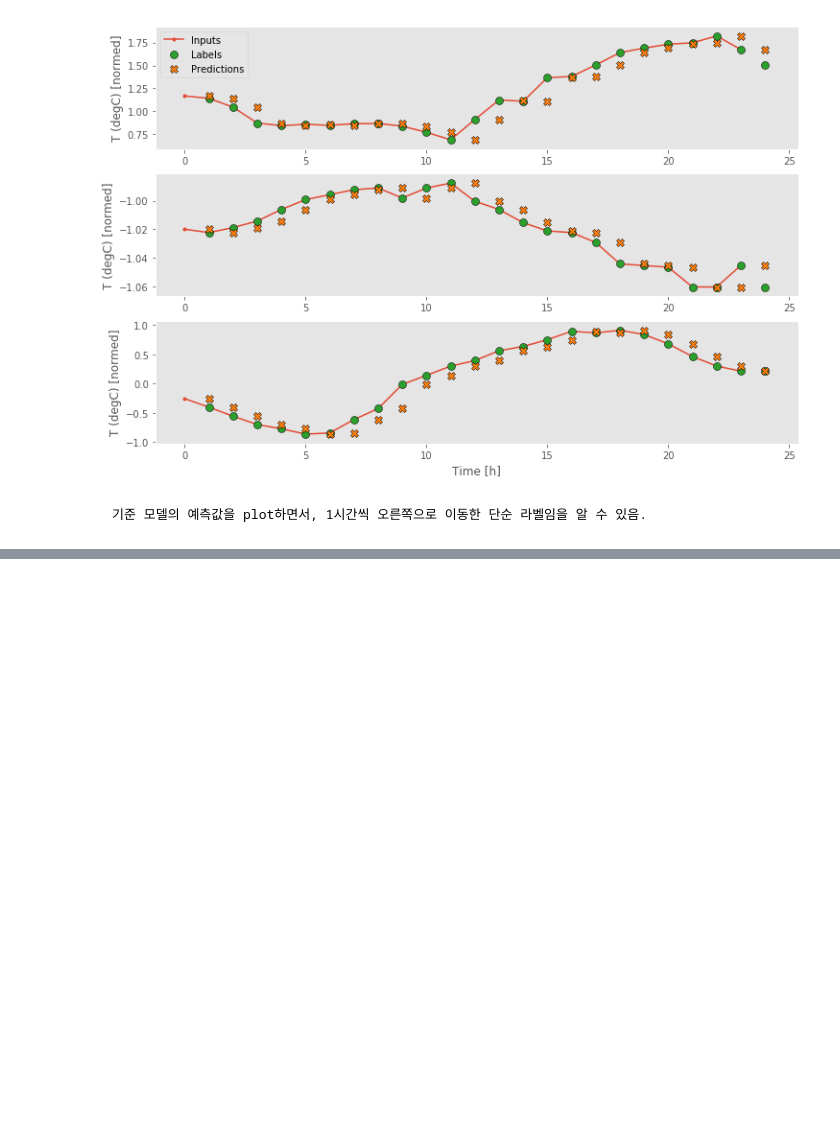
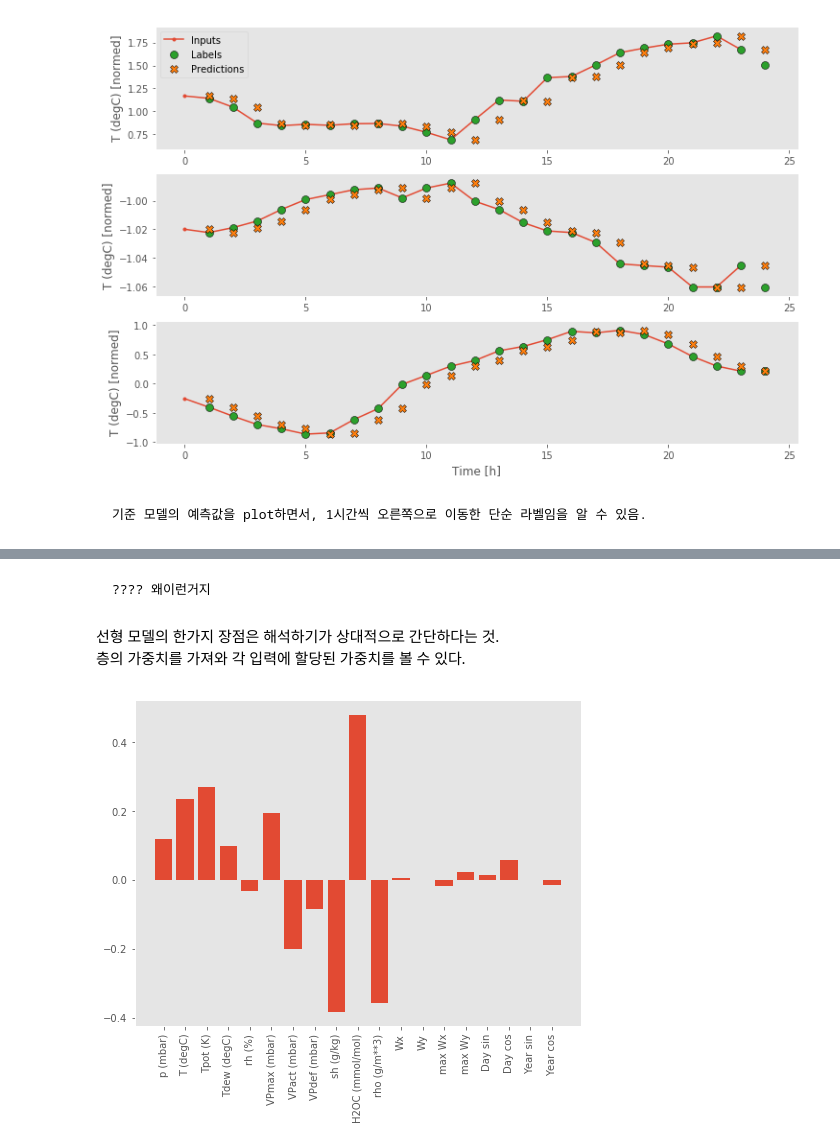
Before and after one commit to skdbsxir/DS-Studying, a Jupyter notebook: [NN Study]/003. Keras Examples - 3. Simple Time Series Prediction.ipynb, the cells around one changed output, grey strips where cells are left out. Saved outputs shown, nothing was run; the diff lists cells and outputs as text; code cells hidden in the pictures; blank space fills up the shorter version.

```diff
--- a/[NN Study]/003. Keras Examples - 3. Simple Time Series Prediction.ipynb
+++ b/[NN Study]/003. Keras Examples - 3. Simple Time Series Prediction.ipynb
@@ -702,0 +814,13 @@ wide_window.plot(baseline)
+# %% [markdown]
+    ???? 왜이런거지
+# %% [markdown]
+선형 모델의 한가지 장점은 해석하기가 상대적으로 간단하다는 것.  <br>
+층의 가중치를 가져와 각 입력에 할당된 가중치를 볼 수 있다.
+# %%
+plt.bar(x=range(len(train_df.columns)), height=linear.layers[0].kernel[:,0].numpy())
+axis = plt.gca()
+axis.set_xticks(range(len(train_df.columns)))
+_ = axis.set_xticklabels(train_df.columns, rotation=90)
+plt.show()
+# %% [output]
+[figure, added]
```
Also changed, not shown: parts of 18 cells of this notebook.
